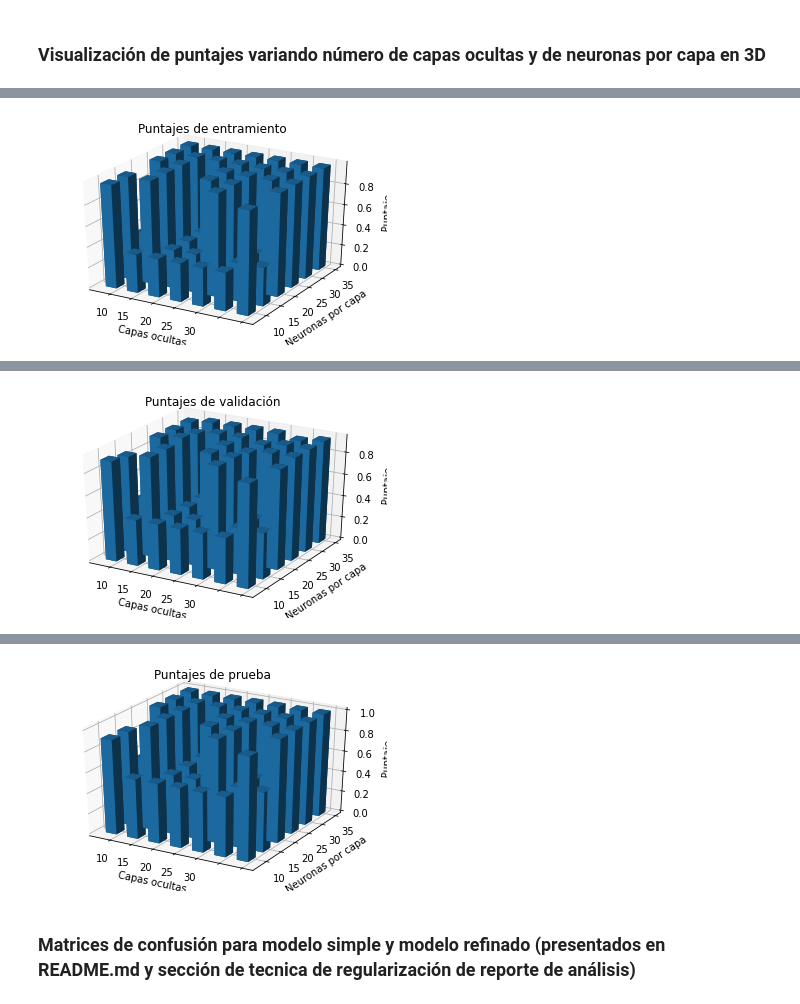
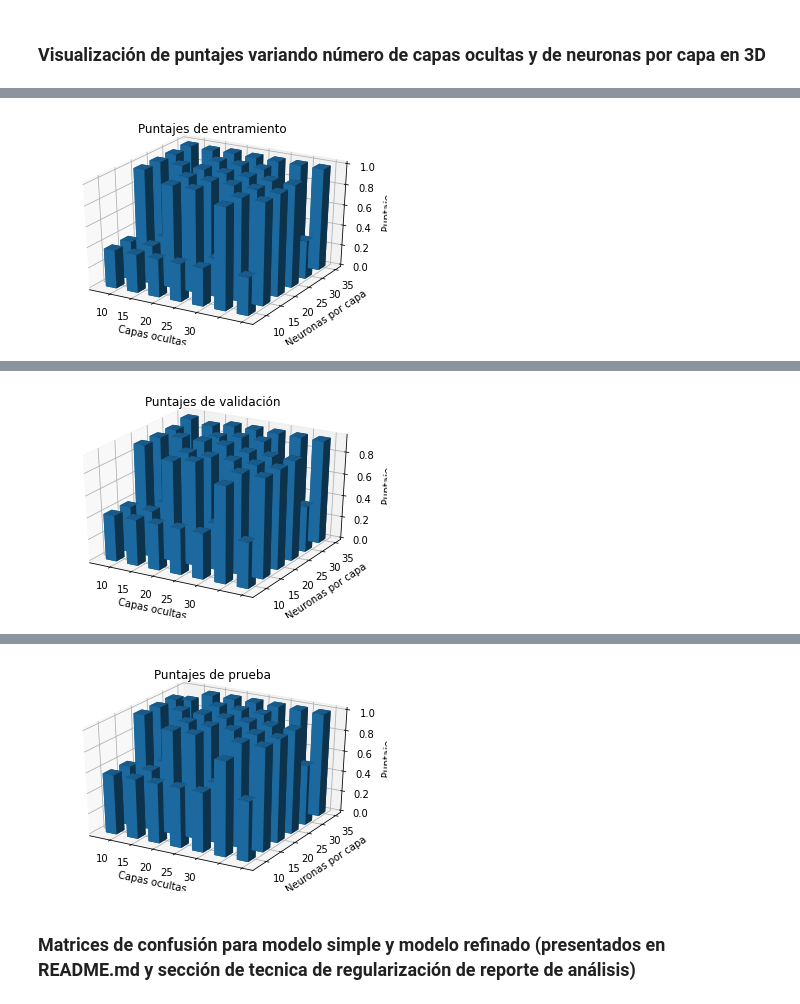
Before and after one commit to 1dgog/tc3006c_m2_portafoliodeimplementacion, a Jupyter notebook: m2_con_framework.ipynb, the cells around one changed output, grey strips where cells are left out. Cells and saved outputs as stored; diff of their text form; code cells hidden in the pictures.

```diff
--- a/m2_con_framework.ipynb
+++ b/m2_con_framework.ipynb
@@ -53,7 +71,7 @@ Esté código es una simplificación de lo que se hace más adelante, que sirve
 # %%
 alm_1 = []
 cont = 0
-for ii in range (5, 40, 5):
+for ii in range (5, 45, 5):
   if cont == 1:
     alm_1.append(alm_jj)
   alm_jj = []
@@ -83,7 +101,7 @@ almacenamiento_conf_mat_test = []
 
 cont = 0
 
-for ii in range (5, 40, 5): # el número de ii (ii,jj) es el que modifica el número de capas ocultas
+for ii in range (5, 45, 5): # el número de ii (ii,jj) es el que modifica el número de capas ocultas
   if cont == 1:
     scores_train.append(jj_scores_train)
     scores_valid.append(jj_scores_valid) # aqui estaba el error
@@ -191,12 +270,12 @@ print(visualizacion_predicciones.to_latex(index=False))
 
 fig = plt.figure()
 ax = plt.axes(projection = "3d")
-capas = [5,10,15,20,25,30]
+capas = [5,10,15,20,25,30,35]
 unidades = [5,10,15,20,25,30, 35]
 data = np.array(scores_train)
 
 numOfCols = 7
-numOfRows = 6
+numOfRows = 7
 
 xpos = np.arange(0, numOfCols, 1)
 ypos = np.arange(0, numOfRows, 1)
@@ -227,12 +306,12 @@ plt.show()
 
 fig = plt.figure()
 ax = plt.axes(projection = "3d")
-capas = [5,10,15,20,25,30]
+capas = [5,10,15,20,25,30,35]
 unidades = [5,10,15,20,25,30, 35]
 data = np.array(scores_valid)
 
 numOfCols = 7
-numOfRows = 6
+numOfRows = 7
 
 xpos = np.arange(0, numOfCols, 1)
 ypos = np.arange(0, numOfRows, 1)
@@ -263,47 +342,47 @@ plt.show()
 
 fig = plt.figure()
 ax = plt.axes(projection = "3d")
-capas = [5,10,15,20,25,30]
+capas = [5,10,15,20,25,30,35]
 unidades = [5,10,15,20,25,30, 35]
 data = np.array(scores_test)
 
 numOfCols = 7
-numOfRows = 6
+numOfRows = 7
 
 xpos = np.arange(0, numOfCols, 1)
 ypos = np.arange(0, numOfRows, 1)
 xpos, ypos = np.meshgrid(xpos + 0.5,
                          ypos + 0.5)
 
 xpos = xpos.flatten()
 ypos = ypos.flatten()
 zpos = np.zeros(numOfCols * numOfRows)
 
 dx = np.ones(numOfRows * numOfCols) * 0.5
 dy = np.ones(numOfCols * numOfRows) * 0.5
 dz = data.flatten()
 
 ax.bar3d(xpos, ypos, zpos, dx, dy, dz)
 ax.set_xticklabels(capas)
 ax.set_yticklabels(unidades)
 
 ax.set_xlabel('Capas ocultas')
 ax.set_ylabel('Neuronas por capa')
 ax.set_zlabel('Puntaje')
 ax.set_title("Puntajes de prueba")
 plt.savefig('scores_test3d.pdf')
 files.download("scores_test3d.pdf")
 plt.show()
 # %% [output]
 [interactive output not drawn]
 [interactive output not drawn]
-[figure, old version]
+[figure, new version]
 [interactive output not drawn]
 [interactive output not drawn]
-[figure, old version]
+[figure, new version]
 [interactive output not drawn]
 [interactive output not drawn]
-[figure, old version]
+[figure, new version]
 # %% [markdown]
 ### Matrices de confusión para modelo simple y modelo refinado (presentados en README.md y sección de tecnica de regularización de reporte de análisis)
 # %%
```
Also changed, not shown: parts of 7 cells of this notebook.
